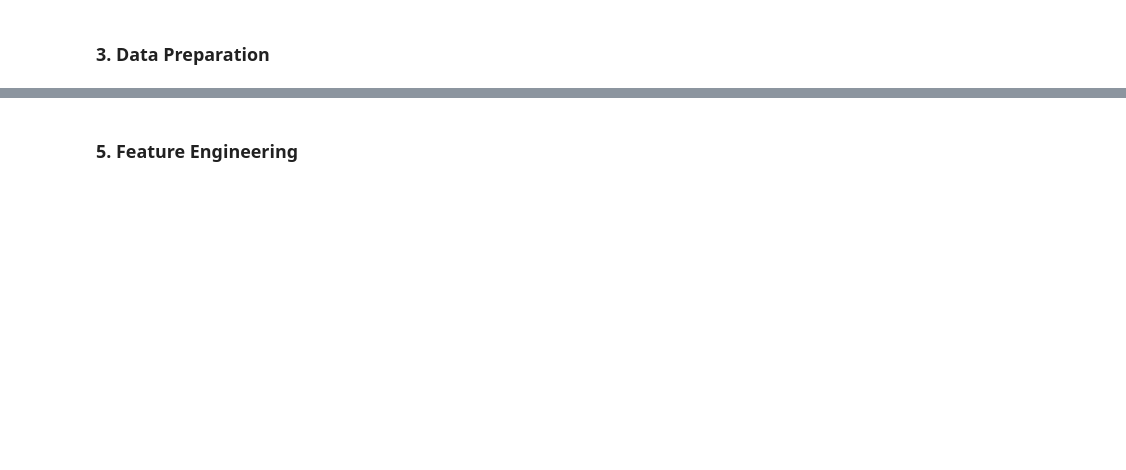
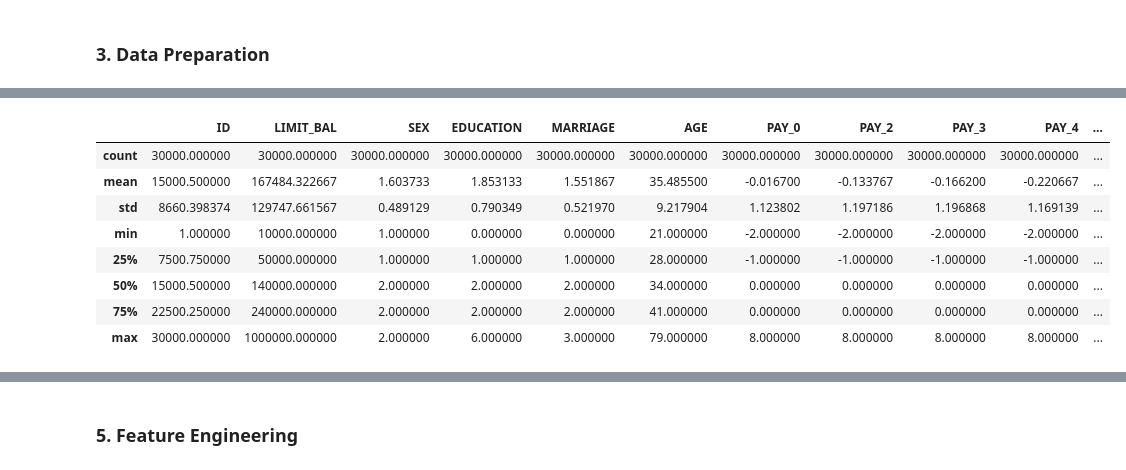
Before and after one commit to sureshbabuveluswamy/Credit-Card-Default, a Jupyter notebook: credit-card-Default.ipynb, the cells around one changed output, grey strips where cells are left out. Cells and saved outputs as stored; diff of their text form; code cells hidden in the pictures; blank space fills up the shorter version.

Commit message:
dataset

```diff
--- a/credit-card-Default.ipynb
+++ b/credit-card-Default.ipynb
@@ -78,0 +159,72 @@ from math import pi
+# %%
+ #3.1 Data Missing Values - Mean Imputation
+
+def handle_missing_values(df):
+    """
+    Handle missing values using mean imputation for numerical columns
+    and mode imputation for categorical columns
+    """
+
+    # Check missing values before imputation
+    missing_before = df.isnull().sum()
+    total_missing_before = missing_before.sum()
+
+    print(f"📊 Missing values before imputation: {total_missing_before}")
+    if total_missing_before > 0:
+        print("\nMissing values by column:")
+        print(missing_before[missing_before > 0])
+    else:
+        print("✅ No missing values found in the dataset!")
+
+    # Create a copy of the dataframe
+    df_imputed = df.copy()
+
+    # Identify numerical and categorical columns
+    numerical_cols = df_imputed.select_dtypes(include=['int64', 'float64']).columns
+    categorical_cols = df_imputed.select_dtypes(include=['object']).columns
+
+    print(f"\n Numerical columns: {len(numerical_cols)}")
+    print(f" Categorical columns: {len(categorical_cols)}")
+
+    # Mean imputation for numerical columns
+    if len(numerical_cols) > 0:
+        for col in numerical_cols:
+            if df_imputed[col].isnull().sum() > 0:
+                mean_value = df_imputed[col].mean()
+                df_imputed[col].fillna(mean_value, inplace=True)
+                print(f"✅ Imputed {col} with mean: {mean_value:.2f}")
+
+    # Mode imputation for categorical columns (if any)
+    if len(categorical_cols) > 0:
+        for col in categorical_cols:
+            if df_imputed[col].isnull().sum() > 0:
+                mode_value = df_imputed[col].mode()[0]
+                df_imputed[col].fillna(mode_value, inplace=True)
+                print(f"✅ Imputed {col} with mode: {mode_value}")
+
+    # Check missing values after imputation
+    missing_after = df_imputed.isnull().sum()
+    total_missing_after = missing_after.sum()
+
+    print(f"\n Missing values after imputation: {total_missing_after}")
+
+    if total_missing_after == 0:
+        print("✅ All missing values have been successfully imputed!")
+    else:
+        print("⚠️ Some missing values still remain:")
+        print(missing_after[missing_after > 0])
+
+    return df_imputed
+
+# Apply missing value handling
+df_clean = handle_missing_values(df)
+
+# Display summary statistics after imputation
+print("\n Dataset Summary After Imputation:")
+print(f"- Shape: {df_clean.shape}")
+print(f"- Data types: {df_clean.dtypes.value_counts()}")
+
+# Show basic statistics for numerical columns
+print("\n Numerical Features Statistics:")
+display(df_clean.describe())
+# %% [output]
@@ -78,0 +247,9 @@ from math import pi
+|  | ID | LIMIT_BAL | SEX | EDUCATION | MARRIAGE | AGE | PAY_0 | PAY_2 | PAY_3 | PAY_4 | ... |
+| count | 30000.000000 | 30000.000000 | 30000.000000 | 30000.000000 | 30000.000000 | 30000.000000 | 30000.000000 | 30000.000000 | 30000.000000 | 30000.000000 | ... |
+| mean | 15000.500000 | 167484.322667 | 1.603733 | 1.853133 | 1.551867 | 35.485500 | -0.016700 | -0.133767 | -0.166200 | -0.220667 | ... |
+| std | 8660.398374 | 129747.661567 | 0.489129 | 0.790349 | 0.521970 | 9.217904 | 1.123802 | 1.197186 | 1.196868 | 1.169139 | ... |
+| min | 1.000000 | 10000.000000 | 1.000000 | 0.000000 | 0.000000 | 21.000000 | -2.000000 | -2.000000 | -2.000000 | -2.000000 | ... |
+| 25% | 7500.750000 | 50000.000000 | 1.000000 | 1.000000 | 1.000000 | 28.000000 | -1.000000 | -1.000000 | -1.000000 | -1.000000 | ... |
+| 50% | 15000.500000 | 140000.000000 | 2.000000 | 2.000000 | 2.000000 | 34.000000 | 0.000000 | 0.000000 | 0.000000 | 0.000000 | ... |
+| 75% | 22500.250000 | 240000.000000 | 2.000000 | 2.000000 | 2.000000 | 41.000000 | 0.000000 | 0.000000 | 0.000000 | 0.000000 | ... |
+| max | 30000.000000 | 1000000.000000 | 2.000000 | 6.000000 | 3.000000 | 79.000000 | 8.000000 | 8.000000 | 8.000000 | 8.000000 | ... |
```
Also changed, not shown: parts of 14 cells of this notebook, 1 other file.
